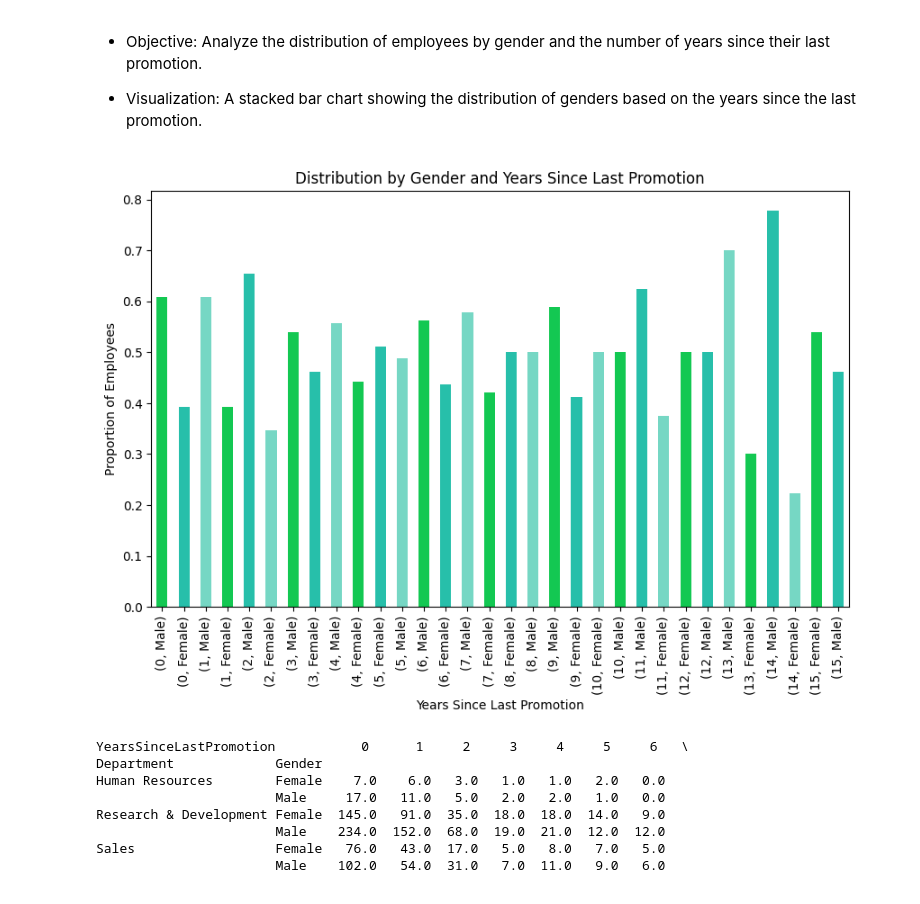
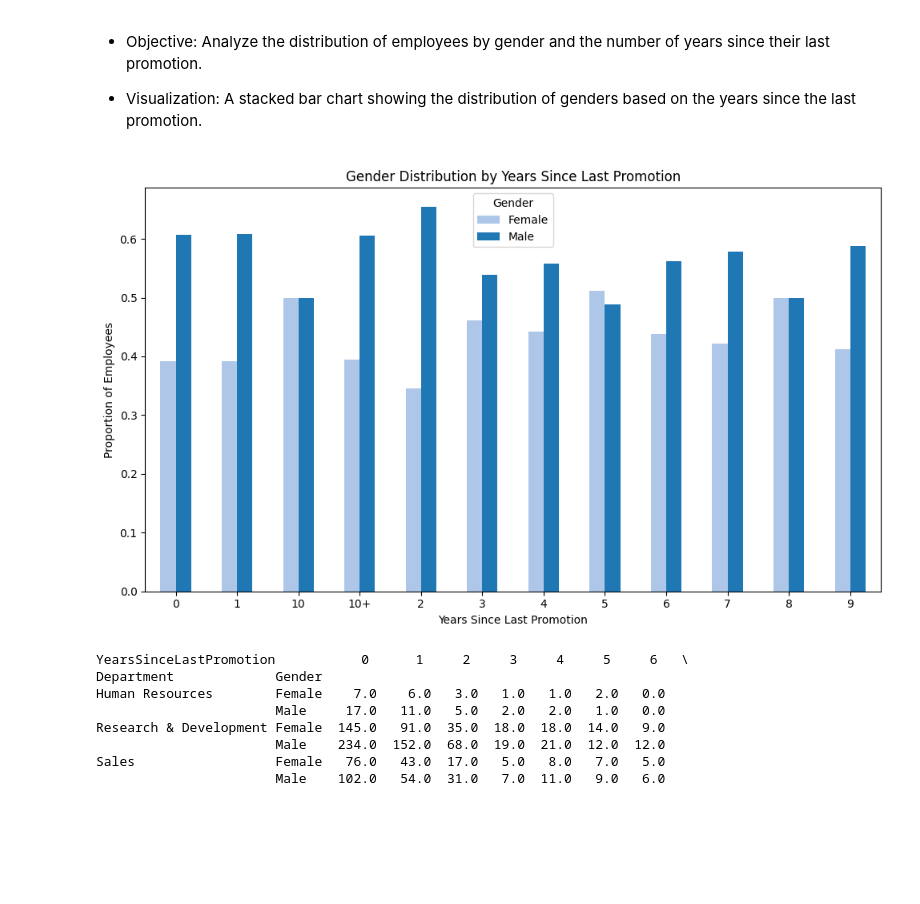
Before and after one commit to David9893-Data/HR-Analytics-Prediction, a Jupyter notebook: hr_analysis.ipynb, the cells around one changed output. Drawn from its saved outputs; the diff is of its cells as text; code cells hidden in the pictures; blank space fills up the shorter version.

```diff
--- a/hr_analysis.ipynb
+++ b/hr_analysis.ipynb
@@ -33,7 +33,7 @@ import warnings
 warnings.filterwarnings('ignore')
 # %%
 # Load the dataset
-hr_analysis = pd.read_csv("/Users/dee_98/Desktop/Data Cleaning/HR-Employee-Attrition.csv")
+hr_analysis = pd.read_csv("/Users/dee_98/Desktop/CSV_For_Python/HR-Employee-Attrition.csv")
 # %%
 pip install jinja2
 # %% [output]
@@ -290,16 +295,24 @@ plt.show
 
 - Visualization: A stacked bar chart showing the distribution of genders based on the years since the last promotion.
 # %%
-report_genre_promo = hr_analysis.groupby('YearsSinceLastPromotion')['Gender'].value_counts(normalize=True)
+hr_analysis['YearsSinceLastPromotion_Grouped'] = hr_analysis['YearsSinceLastPromotion'].apply(lambda x: '10+' if x > 10 else str(x))
 
-report_genre_promo.plot(kind='bar', stacked=True, figsize=(10,6), color=['#13c852', '#27bfaa', '#76d7c4'])
+# Calculate proportions by gender and promotion group
+report = hr_analysis.groupby(['YearsSinceLastPromotion_Grouped', 'Gender']).size().unstack().fillna(0)
+report = report.div(report.sum(axis=1), axis=0)
 
-plt.title("Distribution by Gender and Years Since Last Promotion")
-plt.xlabel('Years Since Last Promotion')
-plt.ylabel('Proportion of Employees')
+# Plot with neutral blue colors
+report.plot(kind='bar', figsize=(10,6), color=['#aec7e8', '#1f77b4'])  # Female, Male
+
+plt.title("Gender Distribution by Years Since Last Promotion")
+plt.xlabel("Years Since Last Promotion")
+plt.ylabel("Proportion of Employees")
+plt.legend(title="Gender")
+plt.xticks(rotation=0)
+plt.tight_layout()
 plt.show()
 # %% [output]
-[figure, old version]
+[figure, new version]
 # %%
 # Aggregate data by Department, Gender, and Years Since Last Promotion
 promotion_data = hr_analysis.groupby(['Department', 'Gender'])['YearsSinceLastPromotion'].value_counts().unstack().fillna(0)
```
Also changed, not shown: parts of 2 cells of this notebook.
